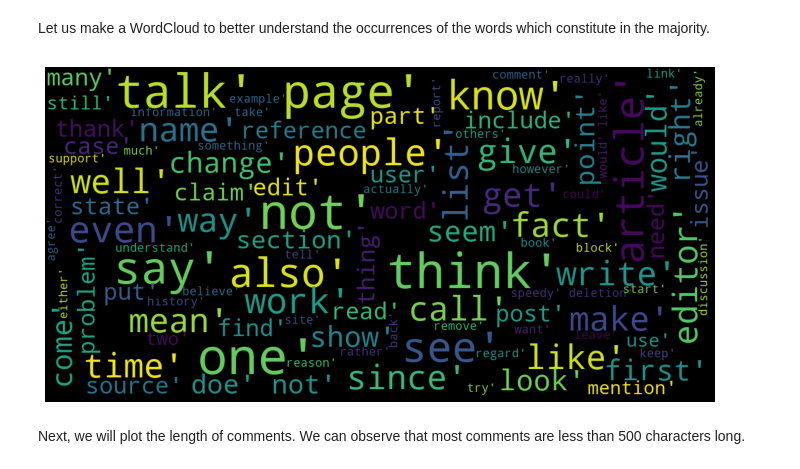
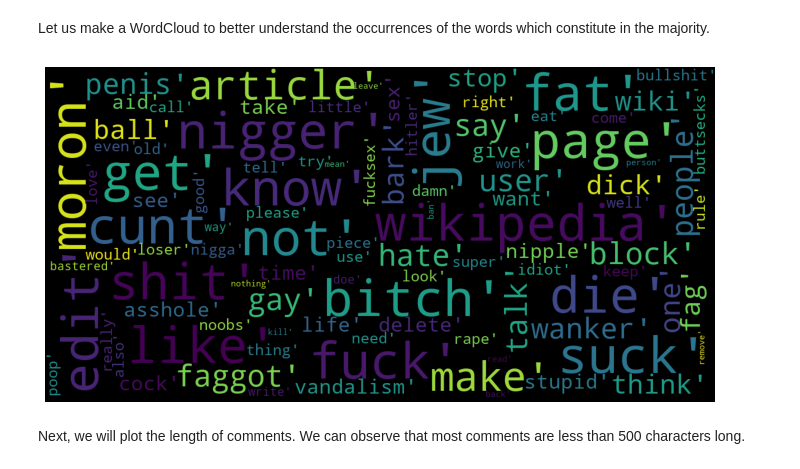
Before and after one commit to mayankchadha16/Why-so-Harsh, a Jupyter notebook: Clones.ipynb, the cells around one changed output. Drawn from its saved outputs; the diff is of its cells as text; code cells hidden in the pictures.

```diff
--- a/Clones.ipynb
+++ b/Clones.ipynb
@@ -209 +213,4 @@ plt.show()
 Now let us count the number of comments having multiple labels.
+# %%
+df_toxic = df_train[(df_train[['harsh', 'extremely_harsh', 'vulgar', 'threatening', 'disrespect', 'targeted_hate']] > 0).any(axis=1)]
+len(df_toxic)
@@ -238,0 +252,2 @@ Now, let us find the top 20 words by frequency
+# %%
+toxic_words = pd.Series(' '.join(df_toxic.text).lower().split()).value_counts()
@@ -263,26 +295,26 @@ Let us make a WordCloud to better understand the occurrences of the words which
 # %%
 from wordcloud import WordCloud
 
 def show_wordcloud(data):
     wordcloud = WordCloud(
         background_color='black',
         stopwords=modified_stop,
         max_words=100,
         max_font_size=30,
         scale=3,
         random_state=1)
 
     wordcloud=wordcloud.generate(str(data))
 
     fig = plt.figure(1, figsize=(12, 12))
     plt.axis('off')
 
     plt.imshow(wordcloud)
     plt.show()
 
-show_wordcloud(corpus)
+show_wordcloud(toxic_words.index.tolist())
 # %% [output]
-[figure, old version]
+[figure, new version]
 # %% [markdown]
 Next, we will plot the length of comments. We can observe that most comments are less than 500 characters long.
 # %%
```
Also changed, not shown: parts of 12 cells of this notebook.
